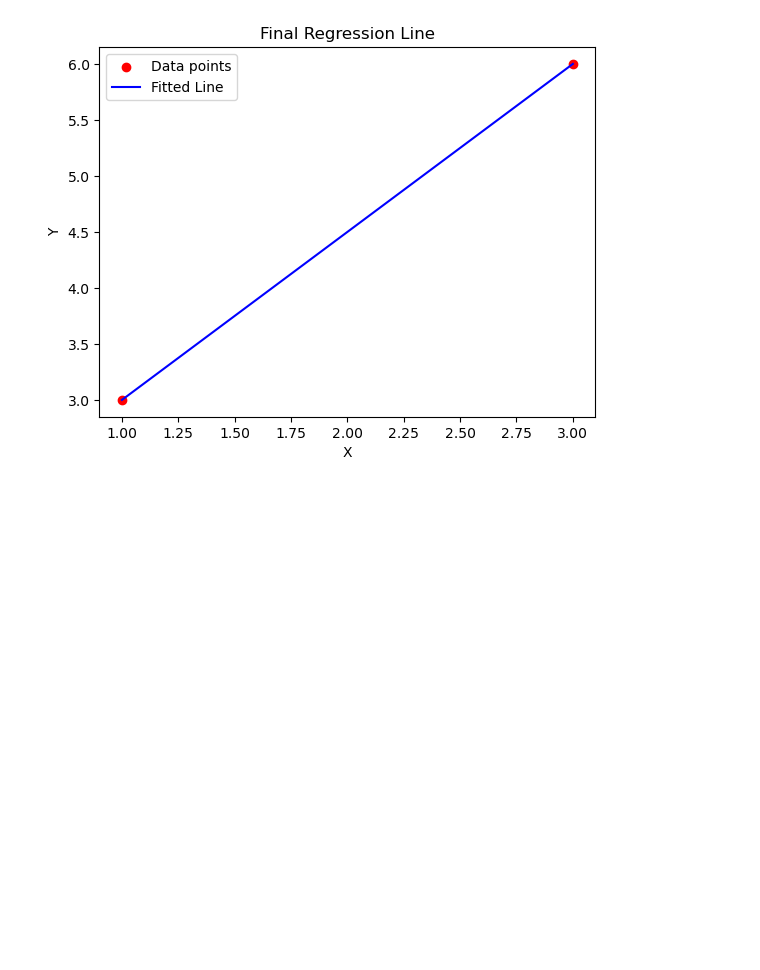
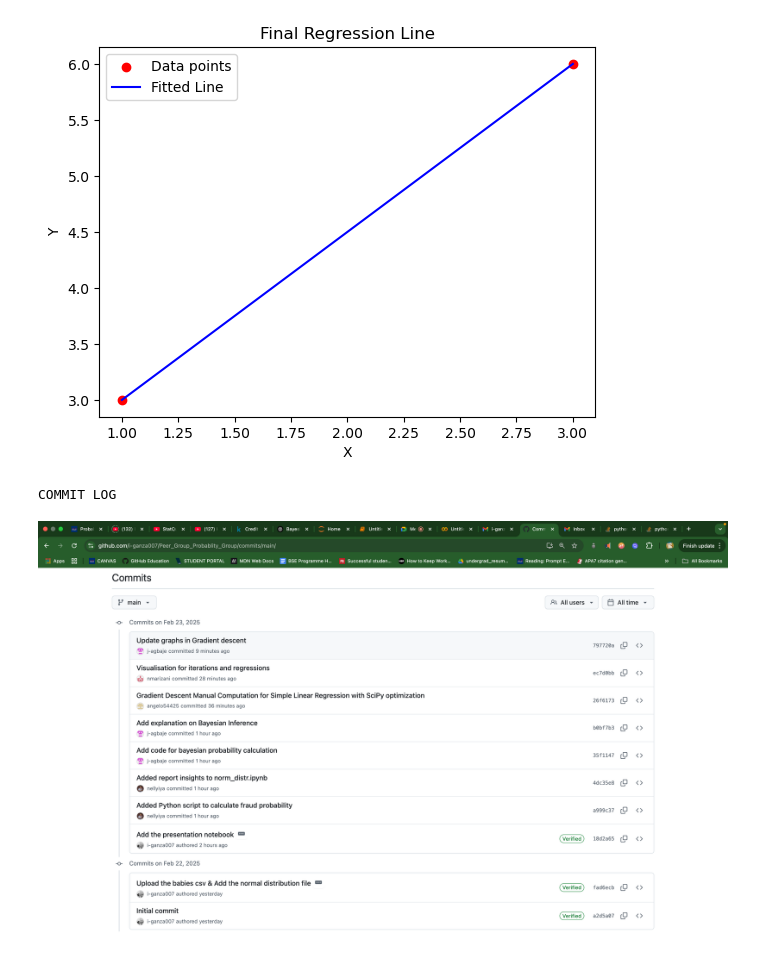
Before and after one commit to i-ganza007/Peer_Group_Probablity_Group, a Jupyter notebook: norm_distr.ipynb, the cells around one changed output. Saved outputs shown, nothing was run; the diff lists cells and outputs as text; code cells hidden in the pictures; blank space fills up the shorter version.

Commit message:
Add commit proofs

```diff
--- a/norm_distr.ipynb
+++ b/norm_distr.ipynb
@@ -356,3 +356,10 @@ plt.title("Final Regression Line")
 plt.show()
 # %% [output]
 [figure]
+# %%
+from IPython.display import Image
+print("COMMIT LOG")
+Image("img/commit_image_2.png")
+# %% [output]
+COMMIT LOG
+[figure, added]
```
Also changed, not shown: parts of 2 cells of this notebook, 1 other file.
